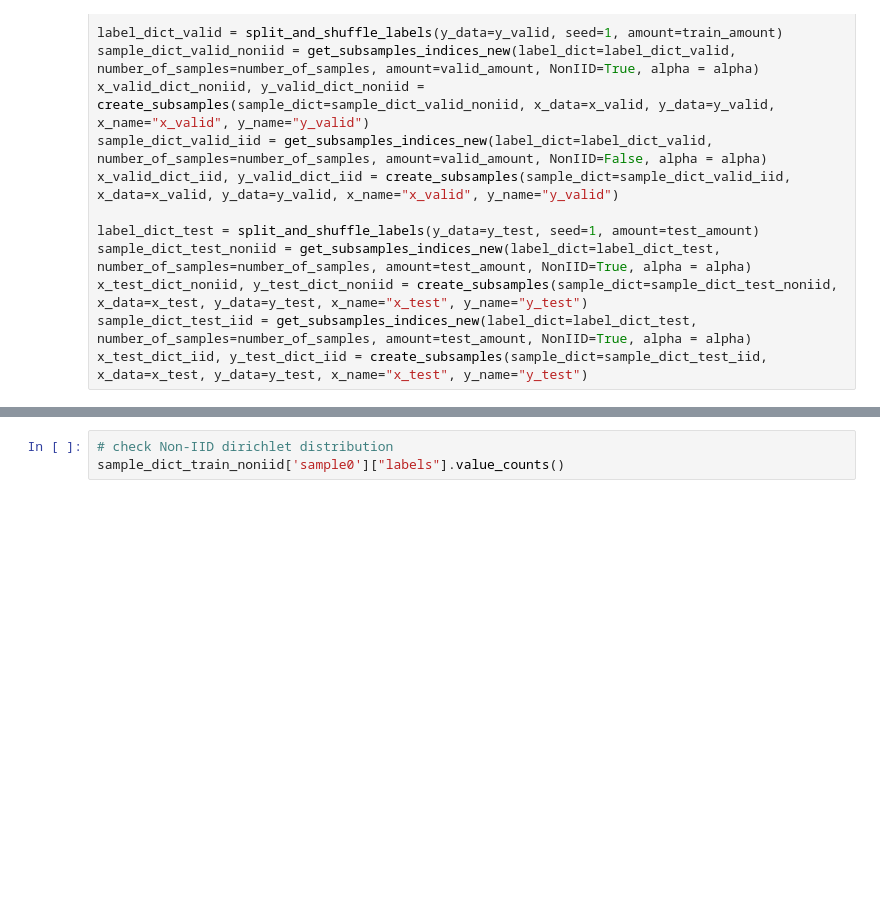
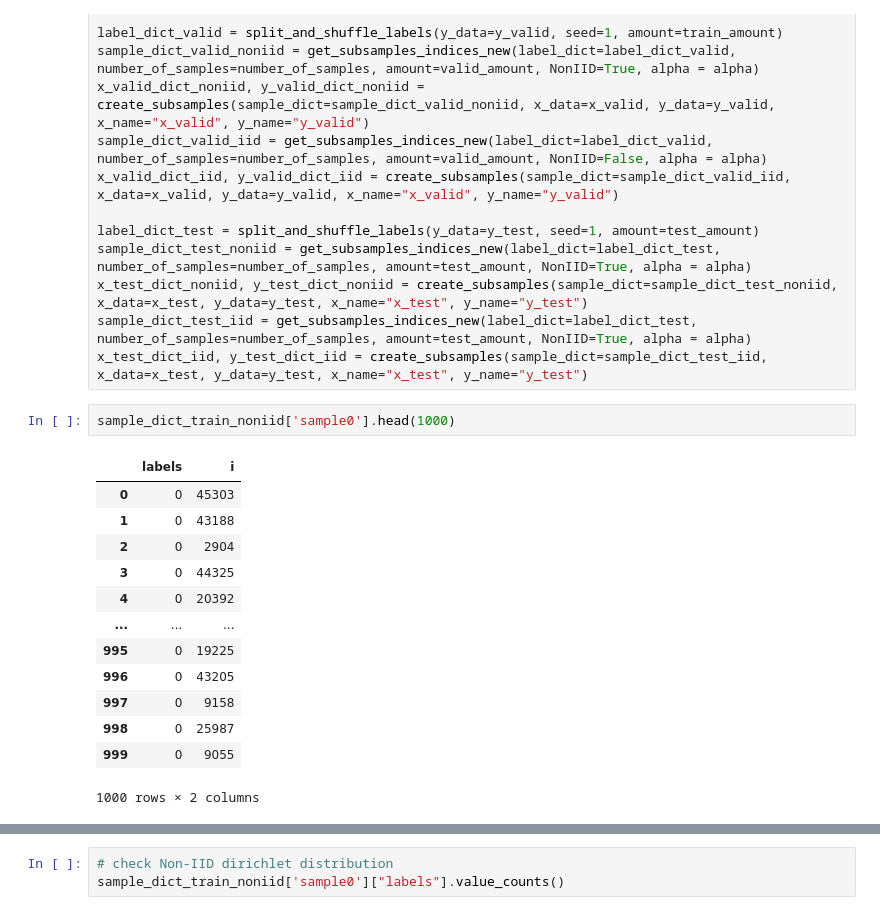
Before and after one commit to yangland/ece_fl_public, a Jupyter notebook: fedavg_mnist_iid_noniid.ipynb, the cells around one changed output, grey strips where cells are left out. Drawn from its saved outputs; the diff is of its cells as text; blank space fills up the shorter version.

```diff
--- a/fedavg_mnist_iid_noniid.ipynb
+++ b/fedavg_mnist_iid_noniid.ipynb
@@ -699,3 +694,19 @@ sample_dict_test_noniid = get_subsamples_indices_new(label_dict=label_dict_test,
 x_test_dict_noniid, y_test_dict_noniid = create_subsamples(sample_dict=sample_dict_test_noniid, x_data=x_test, y_data=y_test, x_name="x_test", y_name="y_test")
 sample_dict_test_iid = get_subsamples_indices_new(label_dict=label_dict_test, number_of_samples=number_of_samples, amount=test_amount, NonIID=True, alpha = alpha)
 x_test_dict_iid, y_test_dict_iid = create_subsamples(sample_dict=sample_dict_test_iid, x_data=x_test, y_data=y_test, x_name="x_test", y_name="y_test")
+# %%
+sample_dict_train_noniid['sample0'].head(1000)
+# %% [output]
+|  | labels | i |
+| 0 | 0 | 45303 |
+| 1 | 0 | 43188 |
+| 2 | 0 | 2904 |
+| 3 | 0 | 44325 |
+| 4 | 0 | 20392 |
+| ... | ... | ... |
+| 995 | 0 | 19225 |
+| 996 | 0 | 43205 |
+| 997 | 0 | 9158 |
+| 998 | 0 | 25987 |
+| 999 | 0 | 9055 |
+1000 rows × 2 columns
```
Also changed, not shown: parts of 4 cells of this notebook, 4 other files.
